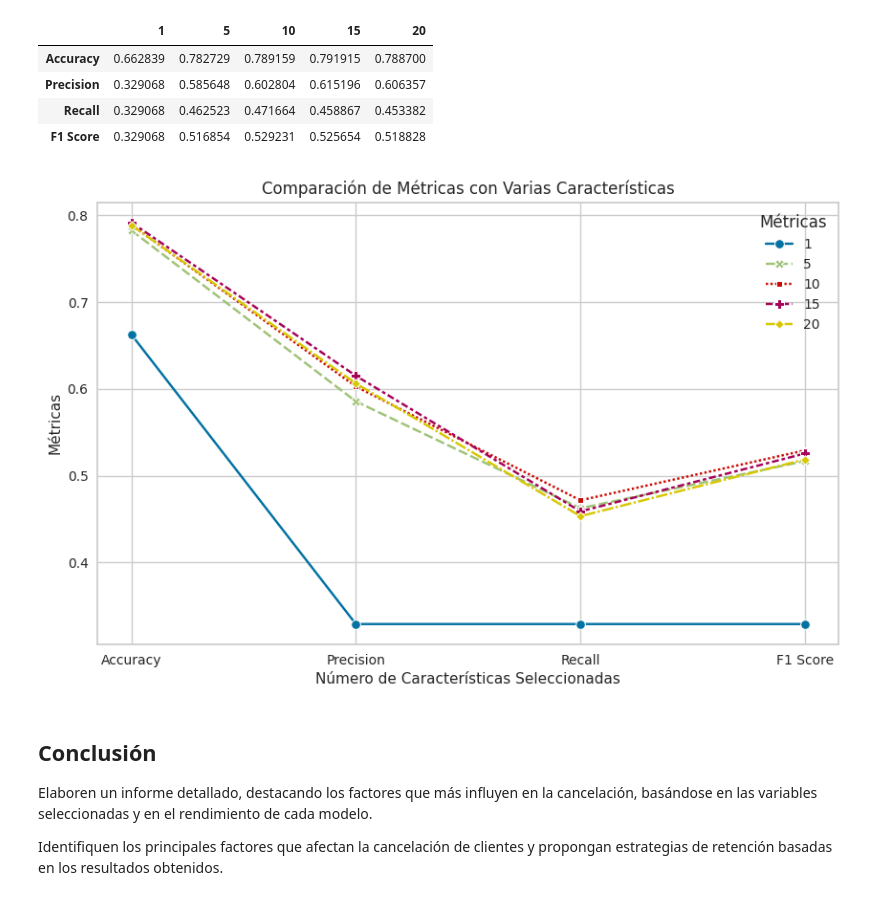
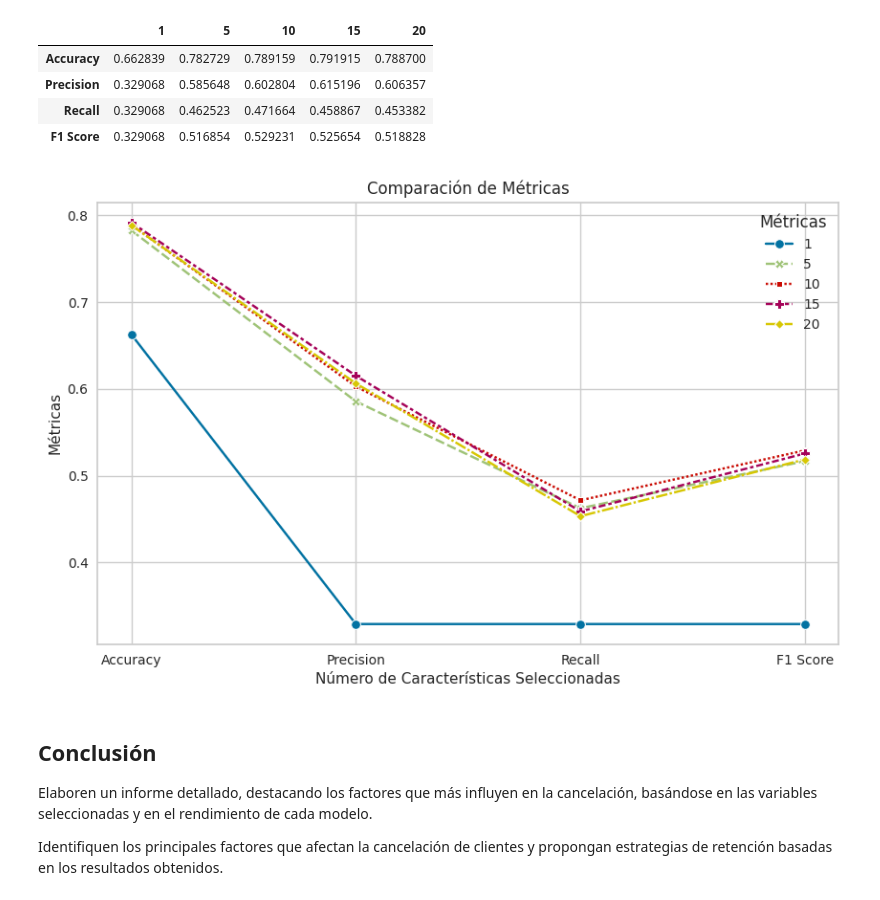
Before and after one commit to AbiFani/Challenge_TelecomX_parte2, a Jupyter notebook: Challenge_TelecomX__parte2.ipynb, the cells around one changed output. Saved outputs shown, nothing was run; the diff lists cells and outputs as text; code cells hidden in the pictures.

```diff
--- a/Challenge_TelecomX__parte2.ipynb
+++ b/Challenge_TelecomX__parte2.ipynb
@@ -747,18 +747,18 @@ for i in ct_features:
 # %%
 # realiza un grafico de barras para mostrar resultados
 import matplotlib.pyplot as plt
 import seaborn as sns
 
 plt.figure(figsize=(10, 6))
 sns.set_style("whitegrid")
 sns.lineplot(data=resultados_df, markers=True)
-plt.title("Comparación de Métricas con Varias Características")
+plt.title("Comparación de Métricas")
 plt.xlabel("Número de Características Seleccionadas")
 plt.ylabel("Métricas")
 plt.legend(title="Métricas")
 plt.show()
 # %% [output]
-[figure, old version]
+[figure, new version]
 # %% [markdown]
 ## Conclusión
 
```
